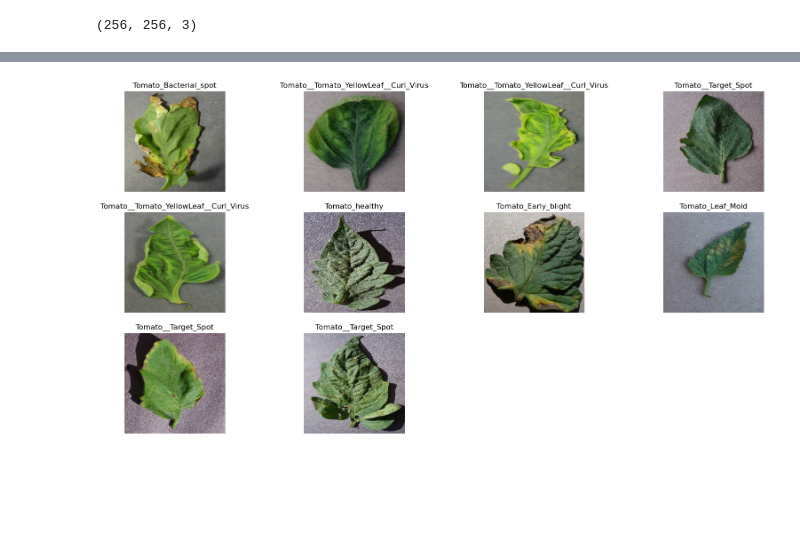
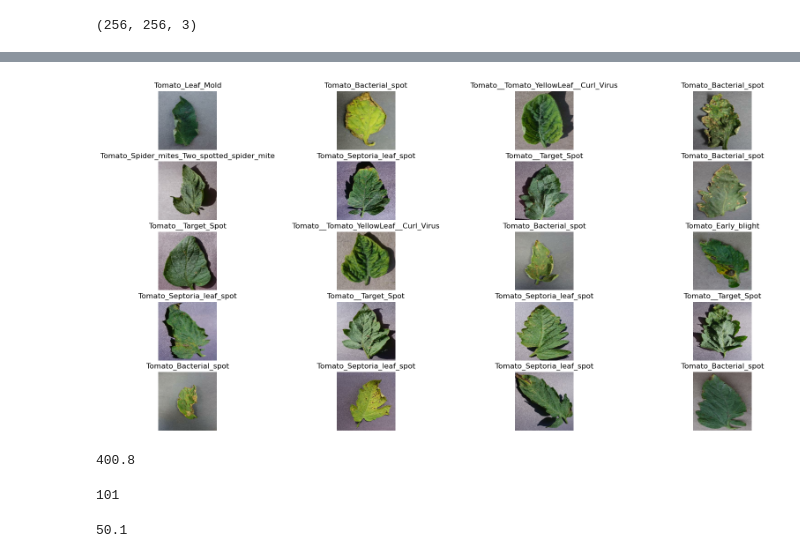
Before and after one commit to nakshatra-tomar/Computational-Foliar-Disorder-Recognition-Framework, a Jupyter notebook: fdrf.ipynb, the cells around one changed output, grey strips where cells are left out. Drawn from its saved outputs; the diff is of its cells as text; code cells hidden in the pictures; blank space fills up the shorter version.

```diff
--- a/fdrf.ipynb
+++ b/fdrf.ipynb
@@ -76,12 +76,17 @@ for image_batch, label_batch in dataset.take(1):
 # %%
 plt.figure(figsize=(20,10))
 for image_batch, label_batch in dataset.take(1):
-    for i in range(10):
-        ax = plt.subplot(3,4,i+1)
+    for i in range(20):
+        ax = plt.subplot(5,4,i+1)
         plt.imshow(image_batch[i].numpy().astype("uint8"))       #shuffles everytime
         plt.title(classes[label_batch[i]])
         plt.axis("off")
 # %% [output]
-[figure, old version]
+[figure, new version]
 # %%
 #training data split, 80 for training, 10 for validation, 10 for test
+# %%
+train = 0.8
+len(dataset)*0.8
+# %% [output]
+400.8
@@ -87,0 +95,10 @@ for image_batch, label_batch in dataset.take(1):
+# %%
+test_ds = dataset.skip(400)                  #this gives 400 onwards
+len(test_ds)
+# %% [output]
+101
+# %%
+val_size = 0.1
+len(dataset)*val_size
+# %% [output]
+50.1
```
Also changed, not shown: parts of 10 cells of this notebook.
